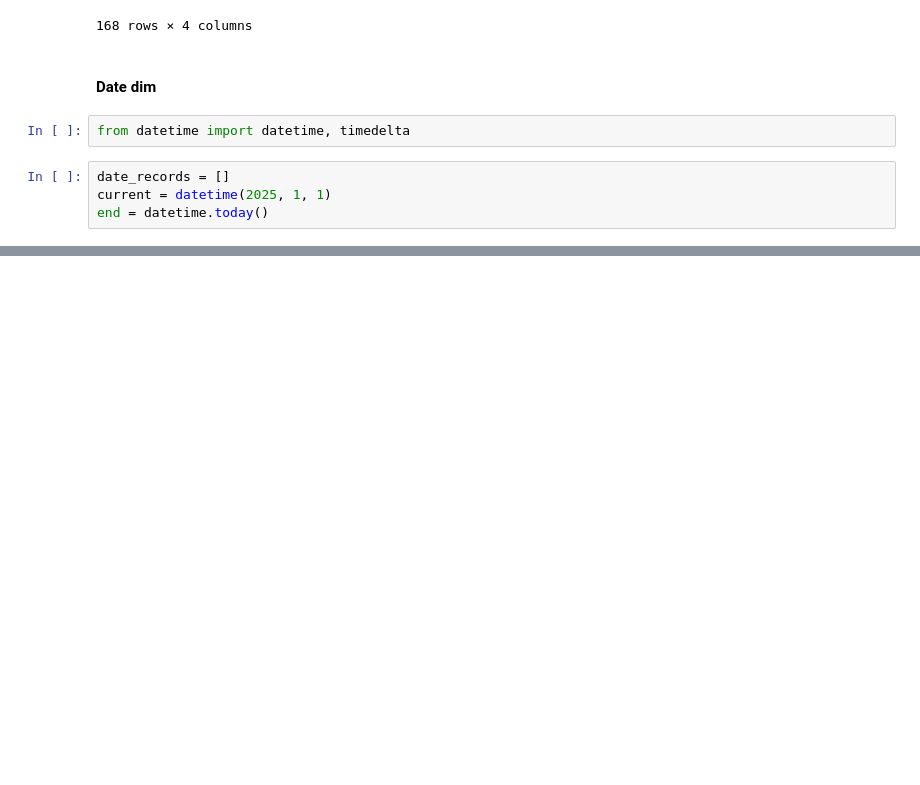
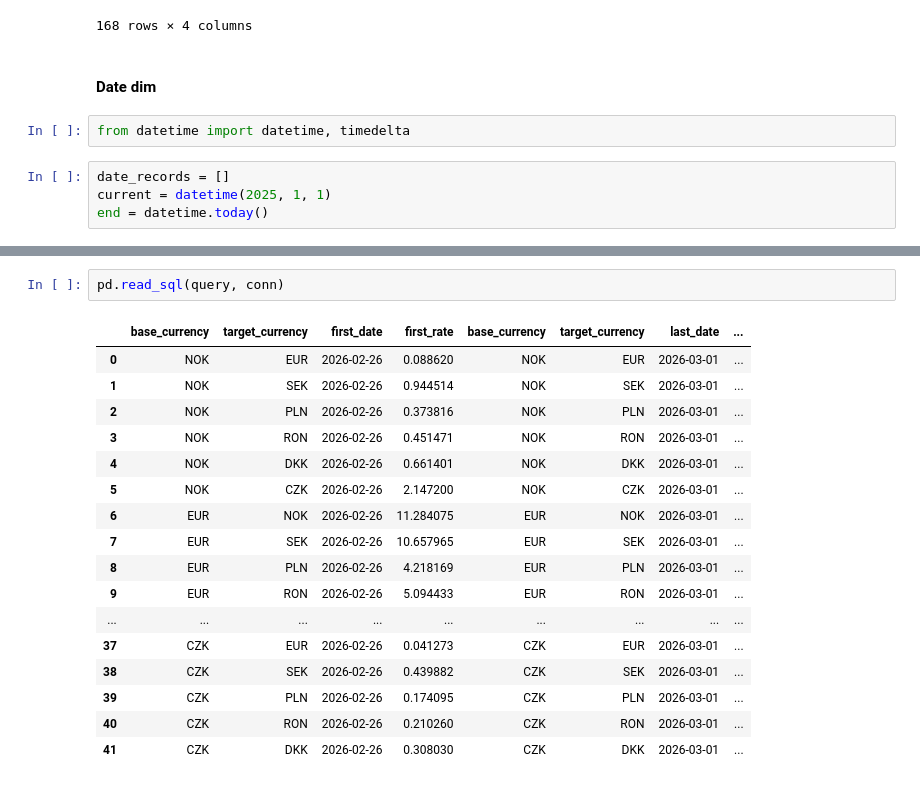
Before and after one commit to yasser3434/foreign_exchange_de_project, a Jupyter notebook: notebooks/main.ipynb, the cells around one changed output, grey strips where cells are left out. Saved outputs shown, nothing was run; the diff lists cells and outputs as text; blank space fills up the shorter version.

Commit message:
sqlite db and ytd query

```diff
--- a/notebooks/main.ipynb
+++ b/notebooks/main.ipynb
@@ -427,0 +640,20 @@ cursor.executemany("""
+# %%
+pd.read_sql(query, conn)
+# %% [output]
+|  | base_currency | target_currency | first_date | first_rate | base_currency | target_currency | last_date | ... |
+| 0 | NOK | EUR | 2026-02-26 | 0.088620 | NOK | EUR | 2026-03-01 | ... |
+| 1 | NOK | SEK | 2026-02-26 | 0.944514 | NOK | SEK | 2026-03-01 | ... |
+| 2 | NOK | PLN | 2026-02-26 | 0.373816 | NOK | PLN | 2026-03-01 | ... |
+| 3 | NOK | RON | 2026-02-26 | 0.451471 | NOK | RON | 2026-03-01 | ... |
+| 4 | NOK | DKK | 2026-02-26 | 0.661401 | NOK | DKK | 2026-03-01 | ... |
+| 5 | NOK | CZK | 2026-02-26 | 2.147200 | NOK | CZK | 2026-03-01 | ... |
+| 6 | EUR | NOK | 2026-02-26 | 11.284075 | EUR | NOK | 2026-03-01 | ... |
+| 7 | EUR | SEK | 2026-02-26 | 10.657965 | EUR | SEK | 2026-03-01 | ... |
+| 8 | EUR | PLN | 2026-02-26 | 4.218169 | EUR | PLN | 2026-03-01 | ... |
+| 9 | EUR | RON | 2026-02-26 | 5.094433 | EUR | RON | 2026-03-01 | ... |
+| ... | ... | ... | ... | ... | ... | ... | ... | ... |
+| 37 | CZK | EUR | 2026-02-26 | 0.041273 | CZK | EUR | 2026-03-01 | ... |
+| 38 | CZK | SEK | 2026-02-26 | 0.439882 | CZK | SEK | 2026-03-01 | ... |
+| 39 | CZK | PLN | 2026-02-26 | 0.174095 | CZK | PLN | 2026-03-01 | ... |
+| 40 | CZK | RON | 2026-02-26 | 0.210260 | CZK | RON | 2026-03-01 | ... |
+| 41 | CZK | DKK | 2026-02-26 | 0.308030 | CZK | DKK | 2026-03-01 | ... |
```
Also changed, not shown: parts of 36 cells of this notebook, 2 other files.
